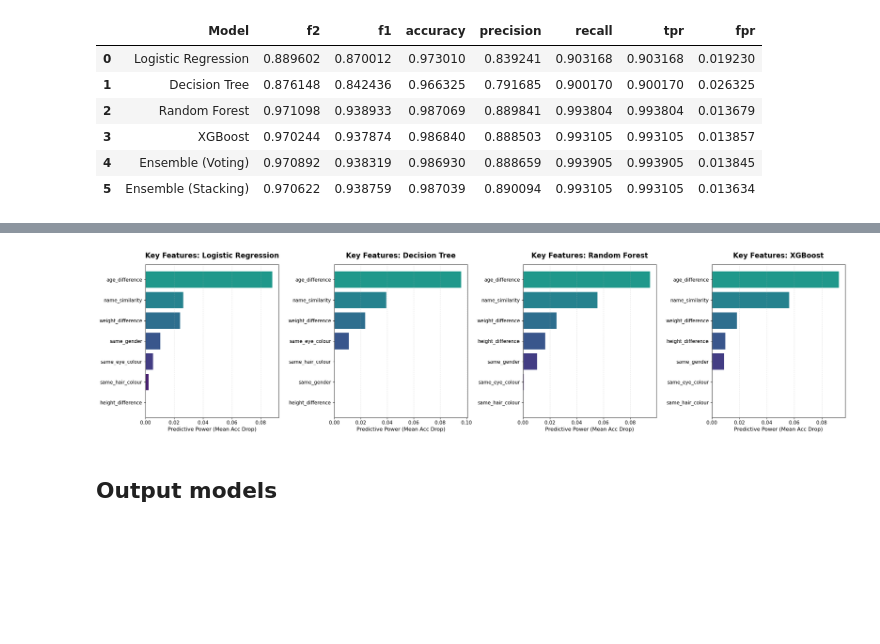
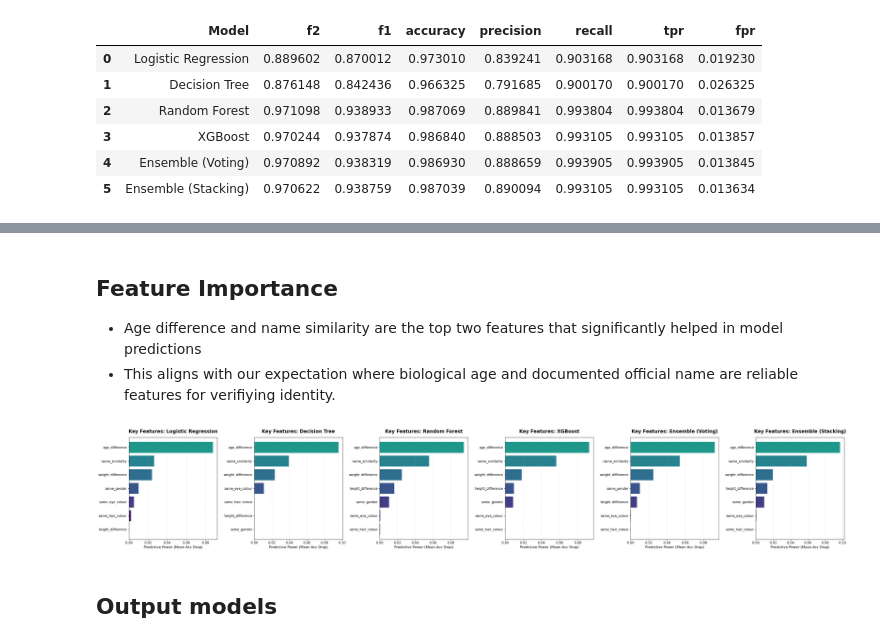
Before and after one commit to dian-farah/Interpol_Biometric_Prediction, a Jupyter notebook: Pillar 3 (Biometric Prediction)/Pillar 3 (Biometric Prediction).ipynb, the cells around one changed output, grey strips where cells are left out. Drawn from its saved outputs; the diff is of its cells as text; code cells hidden in the pictures; blank space fills up the shorter version.

Commit message:
Cleaned Biometric Prediction

```diff
--- a/Pillar 3 (Biometric Prediction)/Pillar 3 (Biometric Prediction).ipynb
+++ b/Pillar 3 (Biometric Prediction)/Pillar 3 (Biometric Prediction).ipynb
@@ -991,3 +902,7 @@ plot_multimodel_pr(models, test_data_dict)
+# %% [markdown]
+## Feature Importance
+- Age difference and name similarity are the top two features that significantly helped in model predictions
+- This aligns with our expectation where biological age and documented official name are reliable features for verifiying identity.
 # %%
 from sklearn.inspection import permutation_importance
 
@@ -1002,34 +917,43 @@ def plot_all_feature_importances(models_dict, test_data_dict, top_n=10):
     for i, (name, model) in enumerate(models_dict.items()):
         X_test_curr, y_test_curr = test_data_dict[name]
 
         # Calculate Permutation Importance
         result = permutation_importance(
             model, X_test_curr, y_test_curr, n_repeats=5, random_state=42
         )
 
         # Organize data
         feature_names = X_test_curr.columns if hasattr(X_test_curr, 'columns') else [f"F{j}" for j in range(X_test_curr.shape[1])]
         importance_df = pd.DataFrame({
             'Feature': feature_names,
             'Importance': result.importances_mean
         }).sort_values(by='Importance', ascending=True).tail(top_n)
 
         # Use a nice color map (e.g., 'viridis' or 'coolwarm')
         colors = plt.cm.viridis(np.linspace(0, 0.8, top_n))
 
         axes[i].barh(importance_df['Feature'], importance_df['Importance'], color=colors)
         axes[i].set_title(f'Key Features: {name}', fontsize=16, fontweight='bold', pad=15)
         axes[i].set_xlabel('Predictive Power (Mean Acc Drop)', fontsize=12)
         axes[i].tick_params(axis='both', labelsize=11)
         axes[i].grid(axis='x', linestyle='--', alpha=0.4)
 
     plt.subplots_adjust(wspace=0.4) # Add space between the two charts
     plt.tight_layout()
     plt.show()
 
+test_data_dict = {
+    "Logistic Regression": (X_test, y_test),
+    "Decision Tree": (X_test2, y_test2),
+    "Random Forest": (X_test3, y_test3),
+    "XGBoost": (X_test5, y_test5),
+    "Ensemble (Voting)": (X_test6, y_test6),
+    "Ensemble (Stacking)": (X_test7, y_test7)
+}
+
 plot_all_feature_importances(models, test_data_dict)
 # %% [output]
-[figure, old version]
+[figure, new version]
 # %%
 results_df.to_csv('../outputs/pillar3_model_results.csv', index=False)
 # %% [markdown]
```
Also changed, not shown: parts of 22 cells of this notebook, 5 other files.
